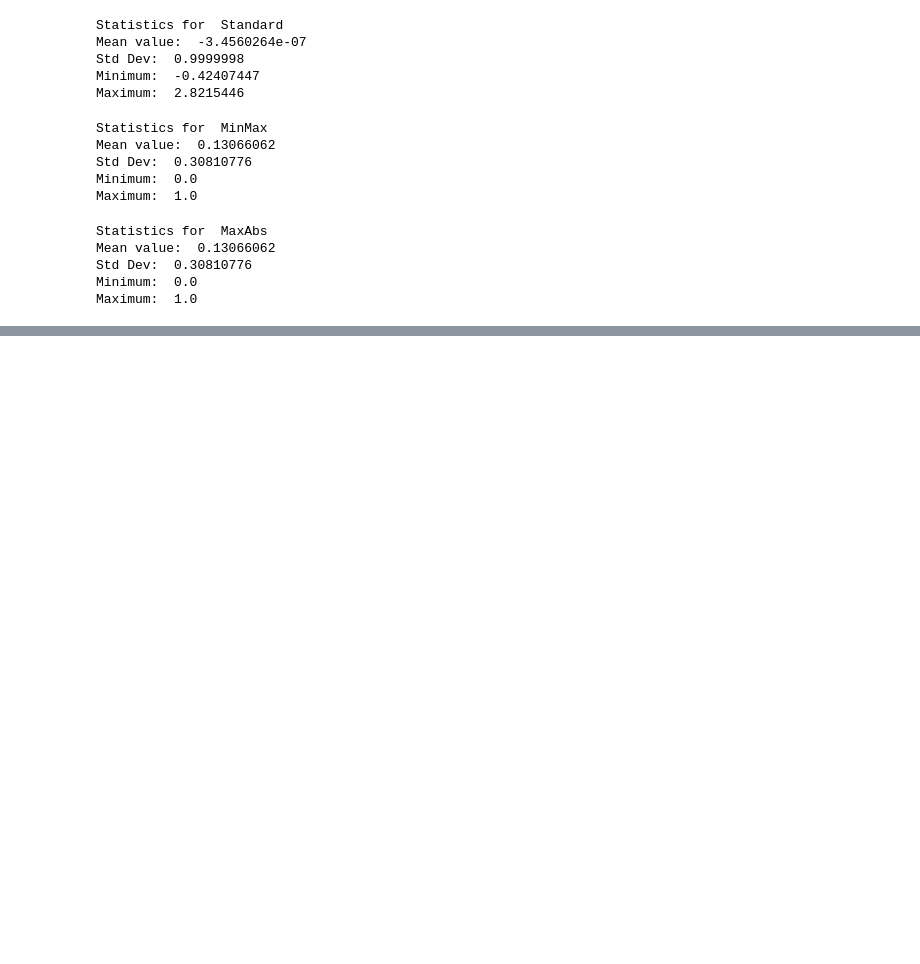
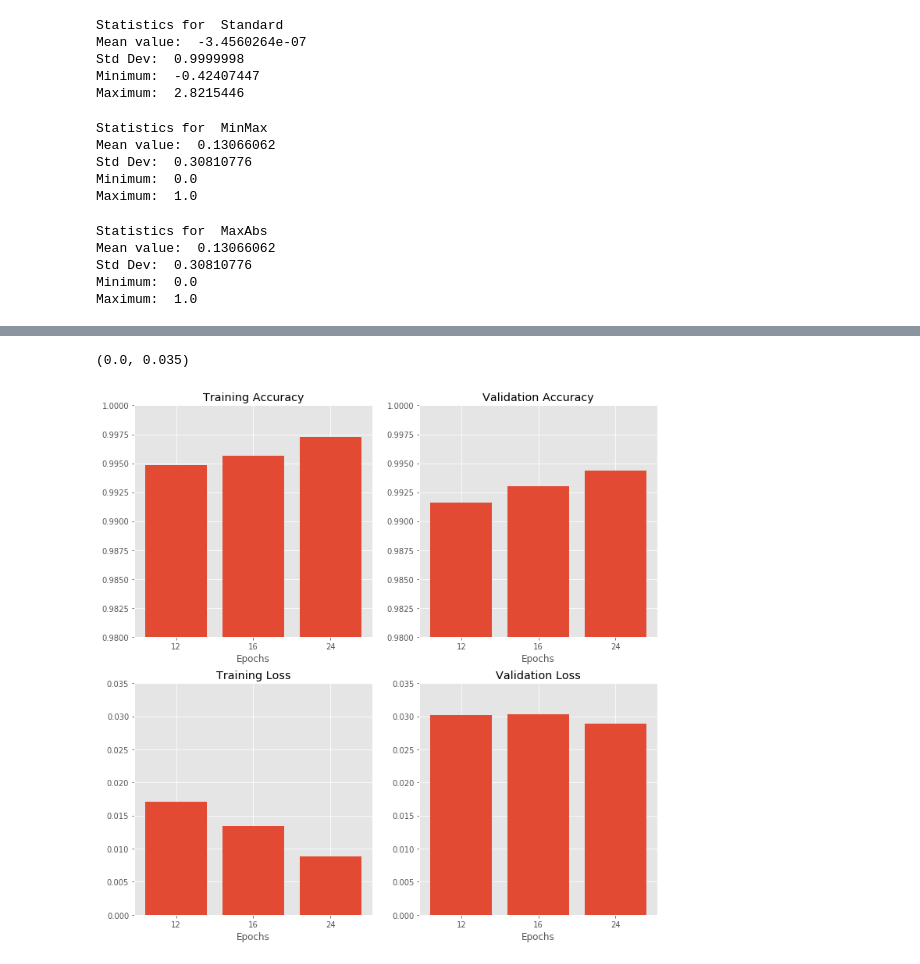
Before and after one commit to SMS-NED16/FYP-DL, a Jupyter notebook: fyp-assignments/02_MNIST_Hyperparams_CNN/FYP Assignment 02 - Hyperparameter Tuning - MNIST Digits.ipynb, the cells around one changed output, grey strips where cells are left out. Cells and saved outputs as stored; diff of their text form; code cells hidden in the pictures; blank space fills up the shorter version.

```diff
--- a/fyp-assignments/02_MNIST_Hyperparams_CNN/FYP Assignment 02 - Hyperparameter Tuning - MNIST Digits.ipynb
+++ b/fyp-assignments/02_MNIST_Hyperparams_CNN/FYP Assignment 02 - Hyperparameter Tuning - MNIST Digits.ipynb
@@ -451,0 +518,24 @@ Maximum:  1.0
+# %%
+# Figure should be YUGE
+fig = plt.figure(figsize=(12, 12))
+
+# Separate axes references for each subplot
+ax_acc = fig.add_subplot(221)
+ax_acc.bar(epochs_df.index, epochs_df['acc'])
+plt.ylim([0.98, 1.0]); plt.title('Training Accuracy'); plt.xlabel('Epochs');
+
+ax_val_acc = fig.add_subplot(222)
+ax_val_acc.bar(epochs_df.index, epochs_df['val_acc'])
+plt.ylim([0.98, 1.0]); plt.title('Validation Accuracy'); plt.xlabel('Epochs');
+
+ax_loss = fig.add_subplot(223)
+ax_loss.bar(epochs_df.index, epochs_df['loss']); plt.title('Training Loss');
+plt.xlabel('Epochs'); plt.ylim([0.00, 0.035]);
+
+
+ax_val_loss = fig.add_subplot(224)
+ax_val_loss.bar(epochs_df.index, epochs_df['val_loss'])
+plt.xlabel('Epochs'); plt.title('Validation Loss'); plt.ylim([0.00, 0.035]);
+# %% [output]
+(0.0, 0.035)
+[figure, added]
```
Also changed, not shown: parts of 16 cells of this notebook.
